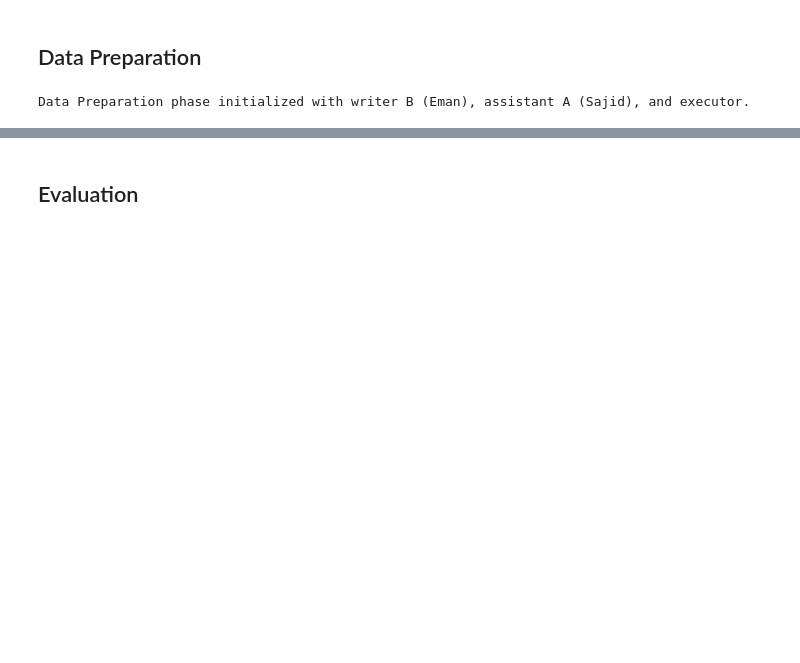
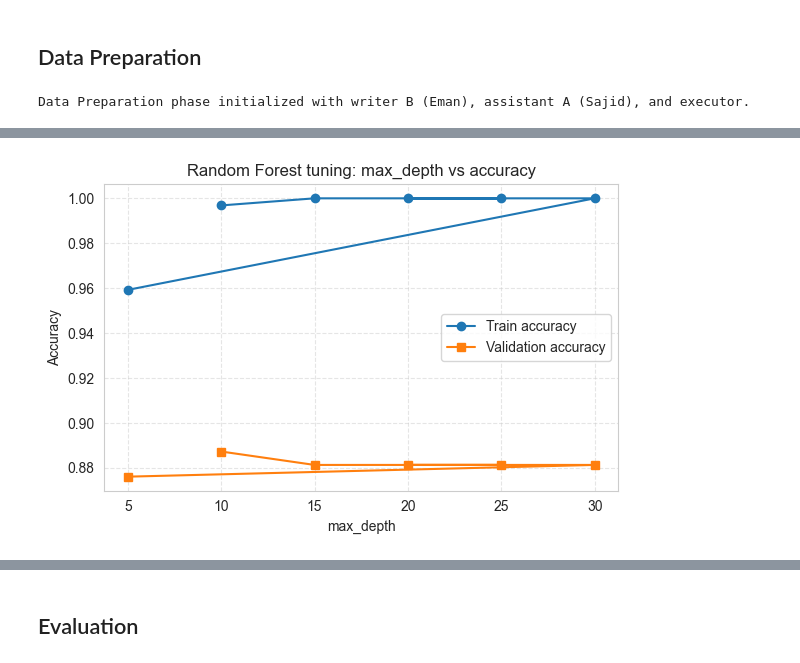
Before and after one commit to TuWienProjects/BI_2025_Assignment_3_Group_020, a Jupyter notebook: Cyclists_251201.ipynb, the cells around one changed output, grey strips where cells are left out. Drawn from its saved outputs; the diff is of its cells as text; code cells hidden in the pictures; blank space fills up the shorter version.

```diff
--- a/Cyclists_251201.ipynb
+++ b/Cyclists_251201.ipynb
@@ -1081,12 +703,0 @@ print(f"  - Provenance recorded for 2a activity")
-# %%
-# 2a RDF summary for reporting
-har_2a_summary_triples = [
-    ':har_attribute_semantics_summary rdf:type prov:Entity .',
-    ':har_attribute_semantics_summary rdfs:label "HAR Attribute Semantics (Section 2a)" .',
-    ':har_attribute_semantics_summary rdfs:comment """In Section 2a, we document 31 representative fields from the HAR training dataset (out of 561 total features). This subset spans time-domain means/std, gyroscope means, jerk signals, magnitudes, frequency-domain features, and angle-based features. The full set of 561 engineered features exists in the dataset but is not modeled one-by-one to keep the knowledge graph concise for reporting.""" .',
-    # Link to dataset and recordset for graph queries
-    ':train_df rdfs:comment "Attribute semantics are captured as Croissant Fields under :har_recordset; see Section 2a." .',
-    ':du_2a_attribute_types prov:generated :har_attribute_semantics_summary .',
-]
-
-engine.insert(har_2a_summary_triples, prefixes=prefixes)
@@ -2772,0 +2974,8 @@ Section 3d complete
+# %%
+## Each Activity that follows is part of the Modeling Phase
+
+modeling_phase_executor = [
+f':modeling_phase rdf:type prov:Activity .',
+f':modeling_phase rdfs:label "Modeling Phase" .',
+]
+engine.insert(modeling_phase_executor, prefixes=prefixes)
@@ -2772,0 +3417,73 @@ Section 3d complete
+# %%
+# 4e) Plot tuning results and log visualization
+import matplotlib.pyplot as plt
+
+if 'results_df' not in globals():
+    raise RuntimeError("Run 4d cell first to create results_df")
+
+fig, ax = plt.subplots(figsize=(6, 4))
+ax.plot(results_df['max_depth'], results_df['train_acc'], marker='o', label='Train accuracy')
+ax.plot(results_df['max_depth'], results_df['val_acc'], marker='s', label='Validation accuracy')
+ax.set_xlabel('max_depth')
+ax.set_ylabel('Accuracy')
+ax.set_title('Random Forest tuning: max_depth vs accuracy')
+ax.grid(True, linestyle='--', alpha=0.5)
+ax.legend()
+plt.tight_layout()
+
+# Export figure to output/figures/ (matching Section 2 & 5a pattern)
+tuning_plot_path = os.path.join('output', 'figures', 'fig_4e_hyperparameter_tuning.png')
+os.makedirs(os.path.dirname(tuning_plot_path), exist_ok=True)
+fig.savefig(tuning_plot_path, dpi=300, bbox_inches='tight')
+print("Saved: fig_4e_hyperparameter_tuning.png")
+
+# Display before closing
+plt.show()
+plt.close()
+
+mod_4e_uuid_writer = deterministic_uuid("modeling_4e_plot:writer:student_a")
+mod_4e_uuid_writer_b = deterministic_uuid("modeling_4e_plot:writer:student_b")
+mod_4e_uuid_executor = deterministic_uuid("modeling_4e_plot:executor")
+
+plot_comment = escape_rdf_literal(
+    "Visualization of train vs validation accuracy across max_depth grid (5,10,15,20,25,30) for Random Forest; "
+    "shows best validation at max_depth=10 and rising overfit for deeper trees."
+)
+
+plot_triples = [
+    ':mod_4e_plot rdf:type prov:Activity .',
+    ':mod_4e_plot sc:isPartOf :modeling_phase .',
+    ':mod_4e_plot rdfs:label "4e) Hyperparameter Tuning Plot" .',
+    f':mod_4e_plot rdfs:comment """{plot_comment}""" .',
+    f':mod_4e_plot prov:qualifiedAssociation :{mod_4e_uuid_writer} .',
+    f':{mod_4e_uuid_writer} prov:agent :{modeling_code_writer} .',
+    f':{mod_4e_uuid_writer} rdf:type prov:Association .',
+    f':{mod_4e_uuid_writer} prov:hadRole :{code_writer_role} .',
+    f':mod_4e_plot prov:qualifiedAssociation :{mod_4e_uuid_writer_b} .',
+    f':{mod_4e_uuid_writer_b} prov:agent :{modeling_code_writer_b} .',
+    f':{mod_4e_uuid_writer_b} rdf:type prov:Association .',
+    f':{mod_4e_uuid_writer_b} prov:hadRole :{code_writer_role} .',
+    f':mod_4e_plot prov:qualifiedAssociation :{mod_4e_uuid_executor} .',
+    f':{mod_4e_uuid_executor} prov:agent :{executed_by} .',
+    f':{mod_4e_uuid_executor} rdf:type prov:Association .',
+    f':{mod_4e_uuid_executor} prov:hadRole :{code_executor_role} .',
+    ':mod_4e_plot prov:used :mod_4d_training .',
+    # Figure 4e: Hyperparameter tuning plot with separate name and interpretation
+    ':mod_4e_tuning_viz rdf:type prov:Entity .',
+    ':mod_4e_tuning_viz rdf:type sc:Figure .',
+    ':mod_4e_tuning_viz rdfs:label "Random Forest max_depth Tuning Results" .',
+    ':mod_4e_tuning_viz sc:contentUrl "output/figures/fig_4e_hyperparameter_tuning.png" .',
+    f':mod_4e_tuning_viz rdfs:comment "{escape_rdf_literal("Line plot showing train and validation accuracy across max_depth values (5, 10, 15, 20, 25, 30). Validation accuracy peaks at max_depth=10 with highest score, while training accuracy continues to improve with deeper trees, indicating overfitting risk for max_depth>10. Train-validation gap widest at max_depth=30. The plot demonstrates why max_depth=10 was selected as the optimal hyperparameter balancing validation performance with generalization.")}" .',
+    ':mod_4e_tuning_viz prov:wasGeneratedBy :mod_4e_plot .',
+    ':rf_tuning_plot rdf:type prov:Entity .',
+    ':rf_tuning_plot rdfs:label "RF max_depth tuning plot" .',
+    ':rf_tuning_plot prov:wasGeneratedBy :mod_4e_plot .',
+]
+
+engine.insert(plot_triples, prefixes=prefixes)
+
+
+print("SECTION 4e: HYPERPARAMETER TUNING PLOT")
+
+print("Status: Plot rendered and provenance logged")
+# %% [output]
@@ -2772,0 +3491 @@ Section 3d complete
+[figure, added]
```
Also changed, not shown: parts of 137 cells of this notebook, 25 other files.
